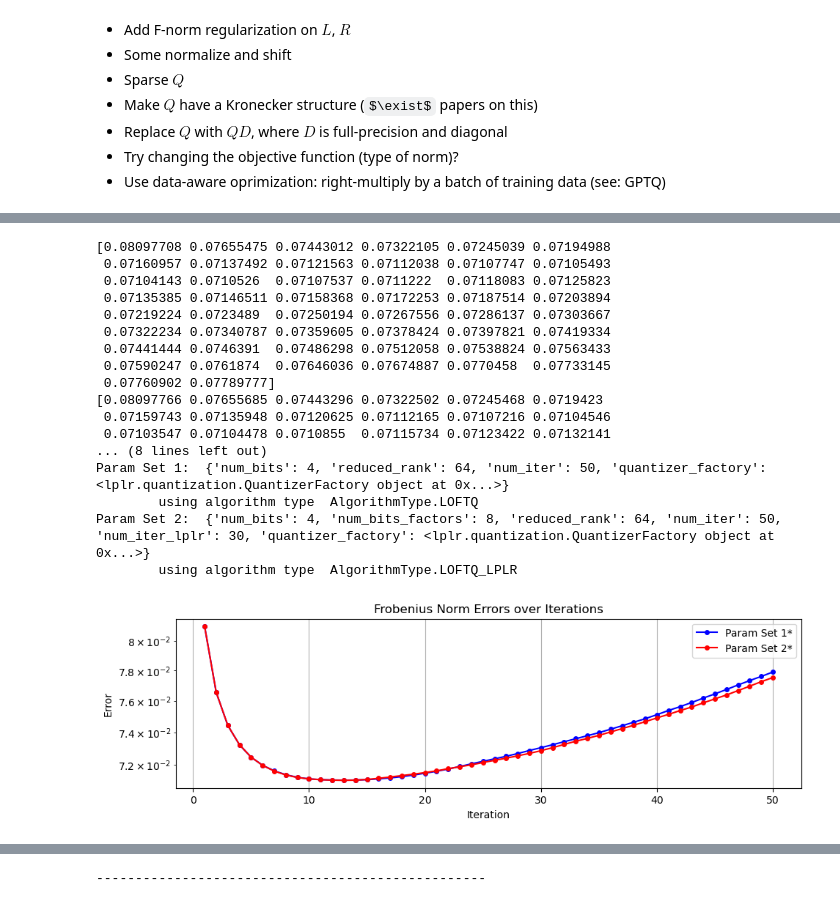
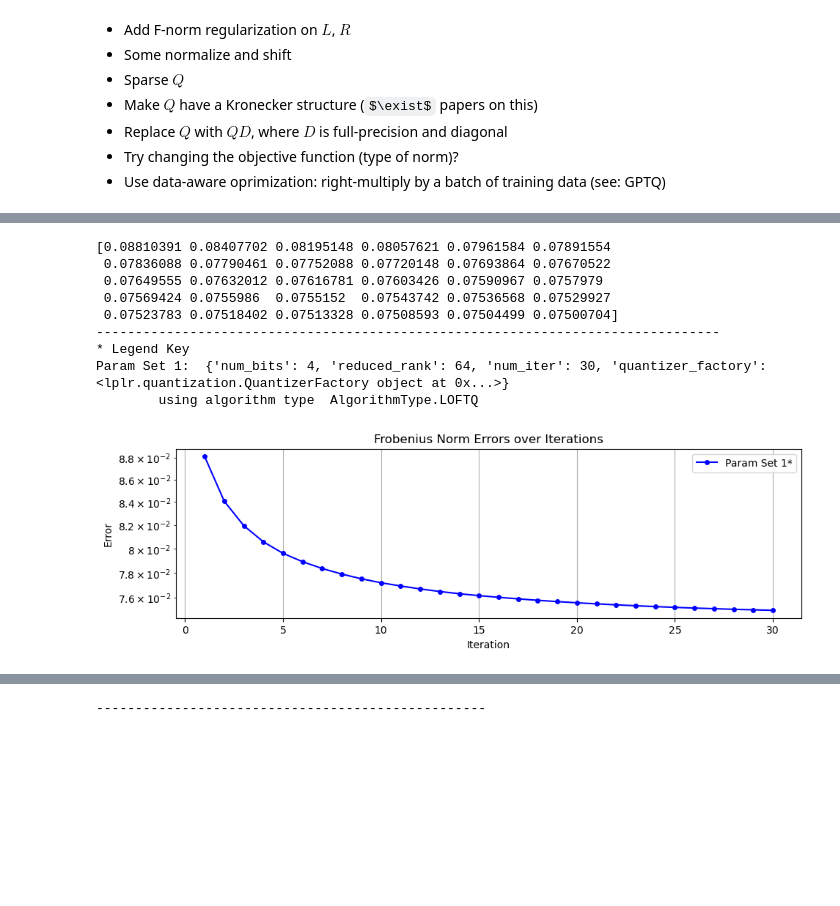
Before and after one commit to pilancilab/caldera, a Jupyter notebook: naomi/notebooks/mixed_lplr.ipynb, the cells around one changed output, grey strips where cells are left out. Cells and saved outputs as stored; diff of their text form; code cells hidden in the pictures; some formulas as TeX source; blank space fills up the shorter version.

```diff
--- a/naomi/notebooks/mixed_lplr.ipynb
+++ b/naomi/notebooks/mixed_lplr.ipynb
@@ -54,5 +54,6 @@ DEFAULT_DEVICE = "cuda:2"
 # %%
 mistral = AutoModelForCausalLM.from_pretrained("mistralai/Mistral-7B-v0.1")
 # %%
-layer_name, X_mis = list(mistral.named_parameters())[2]
+layer_name, X_mis = list(mistral.named_parameters())[10]
 X_mis = X_mis.detach().to(DEFAULT_DEVICE)
+print(X_mis.shape)
@@ -114,8 +129,8 @@ def test_iterative_weight_compression(
         algorithm_type = config.algorithm_type
         kwargs["log_errors"] = True
 
-        if config.hadamard_sketch:
-            result = hadamard_sketched_weight_compression(
+        if config.hadamard:
+            result = hadamard_weight_compression(
                 X=X, config=WeightCompressionConfig(
                     algorithm_type=config.algorithm_type,
                     algorithm_kwargs=kwargs
@@ -154,7 +169,7 @@ def test_iterative_weight_compression(
     for i, config in enumerate(weight_comp_configs):
         print(f"Param Set {i+1}: ", config.algorithm_kwargs)
         print("\tusing algorithm type ", config.algorithm_type)
-        if config.hadamard_sketch:
+        if config.hadamard:
             print("\twith randomized Hadamard transform")
 
     plt.title(plot_title)
@@ -167,43 +182,35 @@ def test_iterative_weight_compression(
 # %%
 ## WITHOUT HADAMARD SKETCH
 test_iterative_weight_compression(
     weight_comp_configs=[
         WeightCompressionConfig(
             algorithm_kwargs={
-                "num_bits": 4, "reduced_rank": 64, "num_iter": 50, "quantizer_factory": QuantizerFactory("normal")
+                "num_bits": 4, "reduced_rank": 64, "num_iter": 30, "quantizer_factory": QuantizerFactory("normal")
             },
             algorithm_type=AlgorithmType.LOFTQ,
-            hadamard_sketch=False
+            hadamard=False
         ),
-        WeightCompressionConfig(
-            algorithm_kwargs={
-                "num_bits": 4, "num_bits_factors": 8, "reduced_rank": 64,
-                "num_iter": 50, "num_iter_lplr": 30, "quantizer_factory": QuantizerFactory("normal")
-            },
-            algorithm_type=AlgorithmType.LOFTQ_LPLR,
-            hadamard_sketch=False
-        )
+        # WeightCompressionConfig(
+        #     algorithm_kwargs={
+        #         "num_bits": 4, "num_bits_factors": 8, "reduced_rank": 64,
+        #         "num_iter": 50, "num_iter_lplr": 30, "quantizer_factory": QuantizerFactory("normal")
+        #     },
+        #     algorithm_type=AlgorithmType.LOFTQ_LPLR,
+        #     hadamard=False
+        # )
     ],
     plot_title="Frobenius Norm Errors over Iterations",
     X=X_mis.T
 )
 # %% [output]
-[0.08097708 0.07655475 0.07443012 0.07322105 0.07245039 0.07194988
- 0.07160957 0.07137492 0.07121563 0.07112038 0.07107747 0.07105493
- 0.07104143 0.0710526  0.07107537 0.0711222  0.07118083 0.07125823
- 0.07135385 0.07146511 0.07158368 0.07172253 0.07187514 0.07203894
- 0.07219224 0.0723489  0.07250194 0.07267556 0.07286137 0.07303667
- 0.07322234 0.07340787 0.07359605 0.07378424 0.07397821 0.07419334
- 0.07441444 0.0746391  0.07486298 0.07512058 0.07538824 0.07563433
- 0.07590247 0.0761874  0.07646036 0.07674887 0.0770458  0.07733145
- 0.07760902 0.07789777]
-[0.08097766 0.07655685 0.07443296 0.07322502 0.07245468 0.0719423
- 0.07159743 0.07135948 0.07120625 0.07112165 0.07107216 0.07104546
- 0.07103547 0.07104478 0.0710855  0.07115734 0.07123422 0.07132141
-... (8 lines left out)
-Param Set 1:  {'num_bits': 4, 'reduced_rank': 64, 'num_iter': 50, 'quantizer_factory': <lplr.quantization.QuantizerFactory object at 0x...>}
+[0.08810391 0.08407702 0.08195148 0.08057621 0.07961584 0.07891554
+ 0.07836088 0.07790461 0.07752088 0.07720148 0.07693864 0.07670522
+ 0.07649555 0.07632012 0.07616781 0.07603426 0.07590967 0.0757979
+ 0.07569424 0.0755986  0.0755152  0.07543742 0.07536568 0.07529927
+ 0.07523783 0.07518402 0.07513328 0.07508593 0.07504499 0.07500704]
+--------------------------------------------------------------------------------
+* Legend Key
+Param Set 1:  {'num_bits': 4, 'reduced_rank': 64, 'num_iter': 30, 'quantizer_factory': <lplr.quantization.QuantizerFactory object at 0x...>}
         using algorithm type  AlgorithmType.LOFTQ
-Param Set 2:  {'num_bits': 4, 'num_bits_factors': 8, 'reduced_rank': 64, 'num_iter': 50, 'num_iter_lplr': 30, 'quantizer_factory': <lplr.quantization.QuantizerFactory object at 0x...>}
-        using algorithm type  AlgorithmType.LOFTQ_LPLR
-[figure, old version]
+[figure, new version]
 # %%
```
Also changed, not shown: parts of 5 cells of this notebook, 1 other file.
